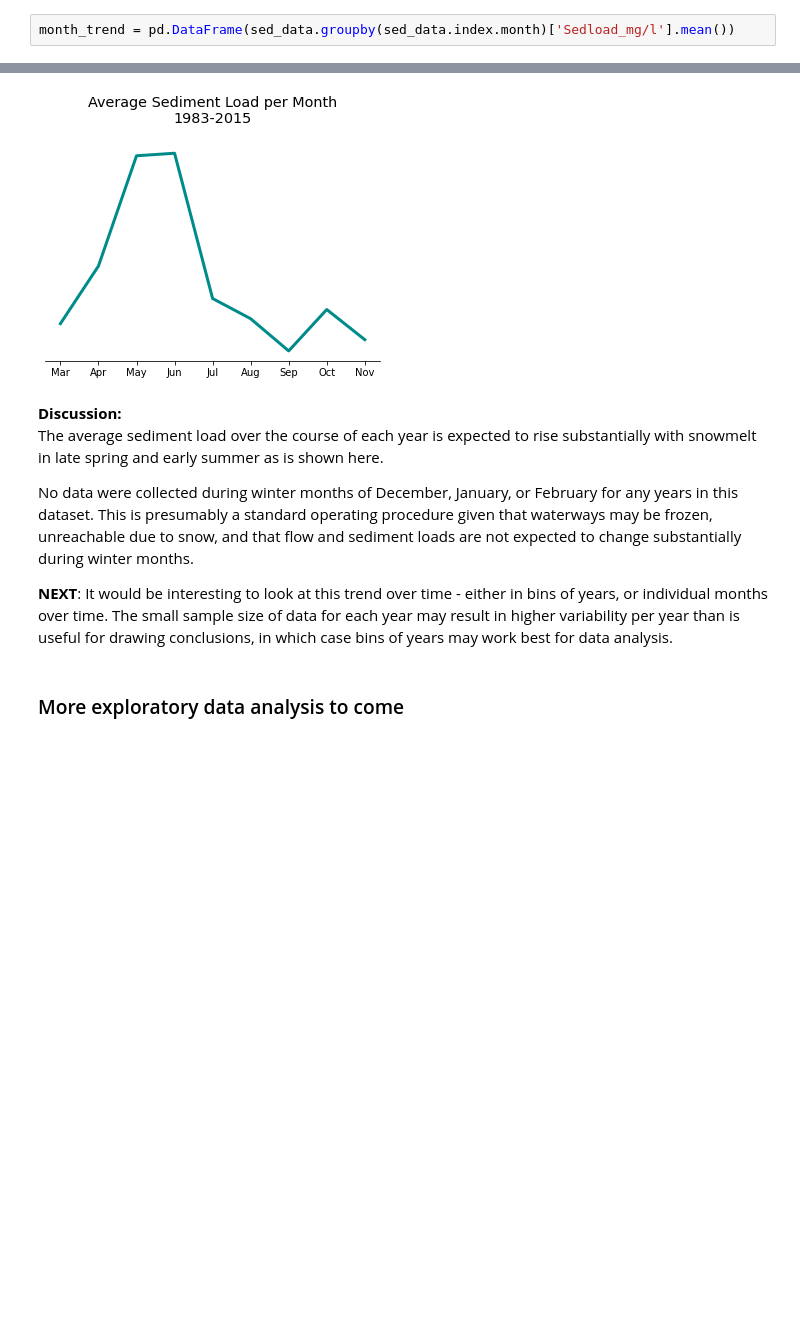
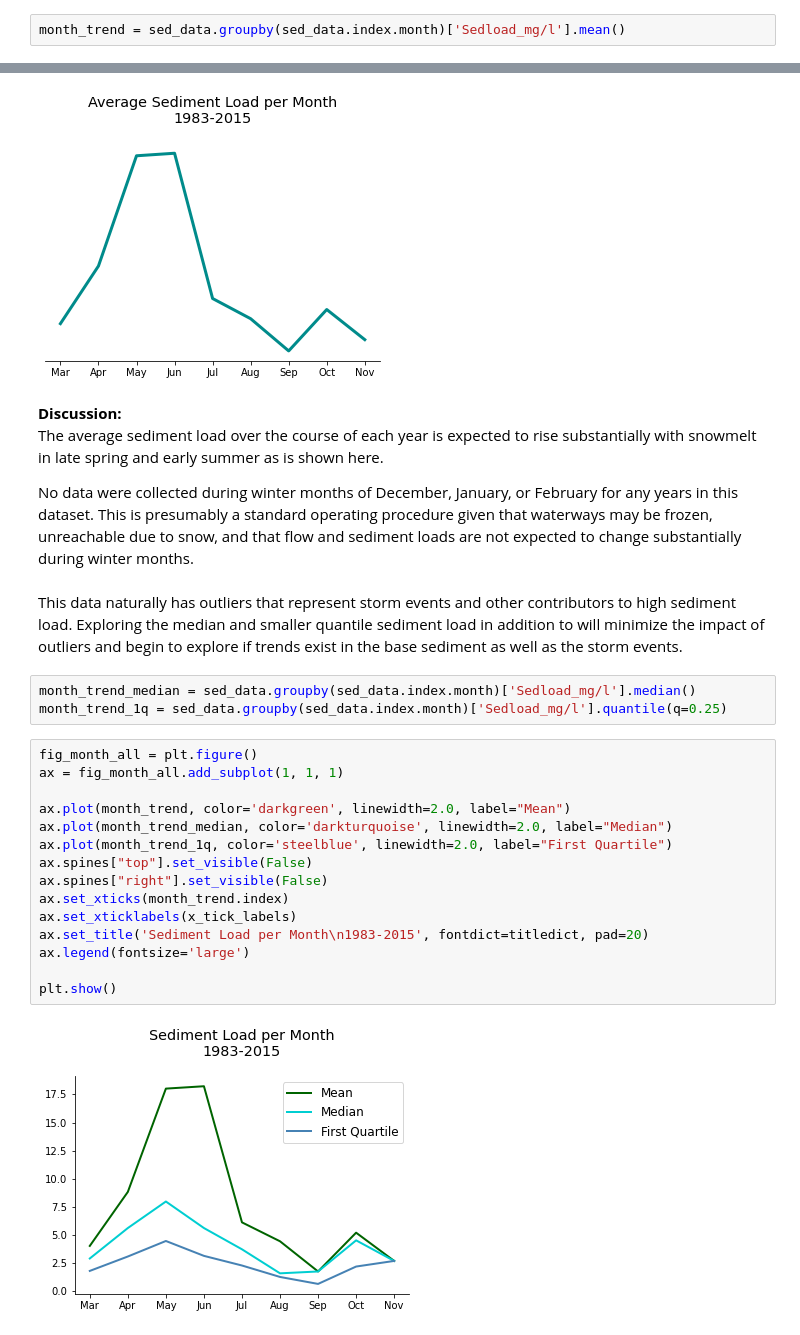
Before and after one commit to daxaurora/River_Sediment_Data_Analysis, a Jupyter notebook: Composite Notebook/River Sediment Composite Code.ipynb, the cells around one changed output, grey strips where cells are left out. Saved outputs shown, nothing was run; the diff lists cells and outputs as text; blank space fills up the shorter version.

Commit message:
Additional EDA

```diff
--- a/Composite Notebook/River Sediment Composite Code.ipynb
+++ b/Composite Notebook/River Sediment Composite Code.ipynb
@@ -742,4 +748,4 @@ Non-parametric Spearman correlation test was used to evaluate correlations. The
 # %%
-month_trend = pd.DataFrame(sed_data.groupby(sed_data.index.month)['Sedload_mg/l'].mean())
+month_trend = sed_data.groupby(sed_data.index.month)['Sedload_mg/l'].mean()
 # %%
 x_tick_labels = ['Mar', 'Apr', 'May', 'Jun', 'Jul', 'Aug', 'Sep', 'Oct', 'Nov']
@@ -767,8 +774,25 @@ plt.show()
 The average sediment load over the course of each year is expected to rise substantially with snowmelt in late spring and early summer as is shown here.
 
 No data were collected during winter months of December, January, or February for any years in this dataset.  This is presumably a standard operating procedure given that waterways may be frozen, unreachable due to snow, and that flow and sediment loads are not expected to change substantially during winter months.
-
-
-**NEXT**: It would be interesting to look at this trend over time - either in bins of years, or individual months over time.  The small sample size of data for each year may result in higher variability per year than is useful for drawing conclusions, in which case bins of years may work best for data analysis.
-# %% [markdown]
-### More exploratory data analysis to come
+# %% [markdown]
+This data naturally has outliers that represent storm events and other contributors to high sediment load.  Exploring the median and smaller quantile sediment load in addition to will minimize the impact of outliers and begin to explore if trends exist in the base sediment as well as the storm events.
+# %%
+month_trend_median = sed_data.groupby(sed_data.index.month)['Sedload_mg/l'].median()
+month_trend_1q = sed_data.groupby(sed_data.index.month)['Sedload_mg/l'].quantile(q=0.25)
+# %%
+fig_month_all = plt.figure()
+ax = fig_month_all.add_subplot(1, 1, 1)
+
+ax.plot(month_trend, color='darkgreen', linewidth=2.0, label="Mean")
+ax.plot(month_trend_median, color='darkturquoise', linewidth=2.0, label="Median")
+ax.plot(month_trend_1q, color='steelblue', linewidth=2.0, label="First Quartile")
+ax.spines["top"].set_visible(False)
+ax.spines["right"].set_visible(False)
+ax.set_xticks(month_trend.index)
+ax.set_xticklabels(x_tick_labels)
+ax.set_title('Sediment Load per Month\n1983-2015', fontdict=titledict, pad=20)
+ax.legend(fontsize='large')
+
+plt.show()
+# %% [output]
+[figure, added]
```
Also changed, not shown: parts of 20 cells of this notebook.
